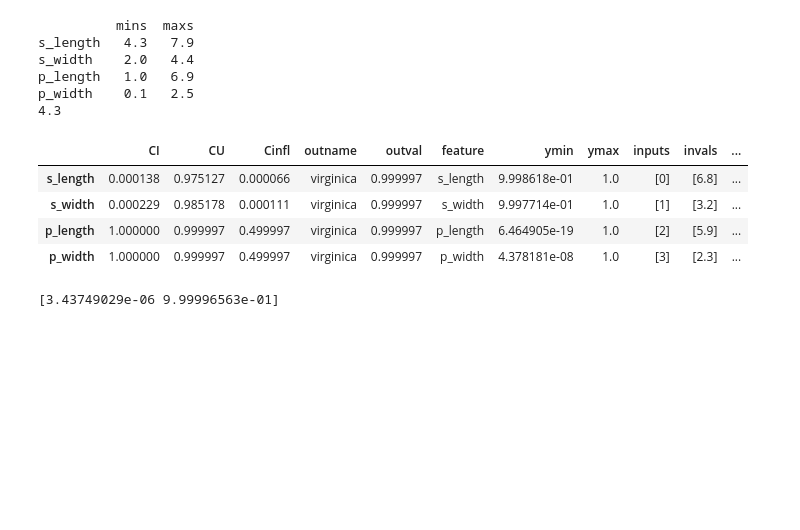
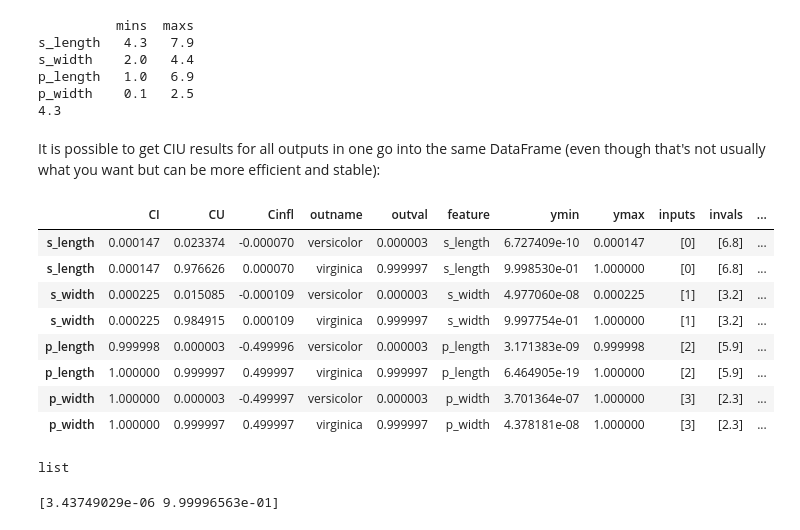
Before and after one commit to KaryFramling/py-ciu, a Jupyter notebook: IrisTests.ipynb, the cells around one changed output. Saved outputs shown, nothing was run; the diff lists cells and outputs as text; code cells hidden in the pictures; blank space fills up the shorter version.

```diff
--- a/IrisTests.ipynb
+++ b/IrisTests.ipynb
@@ -115,15 +115,25 @@ s_width    2.0   4.4
 p_length   1.0   6.9
 p_width    0.1   2.5
 4.3
+# %% [markdown]
+It is possible to get CIU results for all outputs in one go into the same DataFrame (even though that's not usually what you want but can be more efficient and stable):
 # %%
-CIUres = ciu_obj.explain(instance, output_ind=2)
+CIUres = ciu_obj.explain(instance, output_inds=[1,2])
 display(CIUres)
 # %% [output]
 |  | CI | CU | Cinfl | outname | outval | feature | ymin | ymax | inputs | invals | ... |
-| s_length | 0.000138 | 0.975127 | 0.000066 | virginica | 0.999997 | s_length | 9.998618e-01 | 1.0 | [0] | [6.8] | ... |
-| s_width | 0.000229 | 0.985178 | 0.000111 | virginica | 0.999997 | s_width | 9.997714e-01 | 1.0 | [1] | [3.2] | ... |
-| p_length | 1.000000 | 0.999997 | 0.499997 | virginica | 0.999997 | p_length | 6.464905e-19 | 1.0 | [2] | [5.9] | ... |
-| p_width | 1.000000 | 0.999997 | 0.499997 | virginica | 0.999997 | p_width | 4.378181e-08 | 1.0 | [3] | [2.3] | ... |
+| s_length | 0.000147 | 0.023374 | -0.000070 | versicolor | 0.000003 | s_length | 6.727409e-10 | 0.000147 | [0] | [6.8] | ... |
+| s_length | 0.000147 | 0.976626 | 0.000070 | virginica | 0.999997 | s_length | 9.998530e-01 | 1.000000 | [0] | [6.8] | ... |
+| s_width | 0.000225 | 0.015085 | -0.000109 | versicolor | 0.000003 | s_width | 4.977060e-08 | 0.000225 | [1] | [3.2] | ... |
+| s_width | 0.000225 | 0.984915 | 0.000109 | virginica | 0.999997 | s_width | 9.997754e-01 | 1.000000 | [1] | [3.2] | ... |
+| p_length | 0.999998 | 0.000003 | -0.499996 | versicolor | 0.000003 | p_length | 3.171383e-09 | 0.999998 | [2] | [5.9] | ... |
+| p_length | 1.000000 | 0.999997 | 0.499997 | virginica | 0.999997 | p_length | 6.464905e-19 | 1.000000 | [2] | [5.9] | ... |
+| p_width | 1.000000 | 0.000003 | -0.499997 | versicolor | 0.000003 | p_width | 3.701364e-07 | 1.000000 | [3] | [2.3] | ... |
+| p_width | 1.000000 | 0.999997 | 0.499997 | virginica | 0.999997 | p_width | 4.378181e-08 | 1.000000 | [3] | [2.3] | ... |
+# %%
+type([1])
+# %% [output]
+list
 # %%
 preds = iris_model.predict_proba(instance)
 print(preds[0,[1,2]])
```
Also changed, not shown: parts of 9 cells of this notebook, 2 other files.
